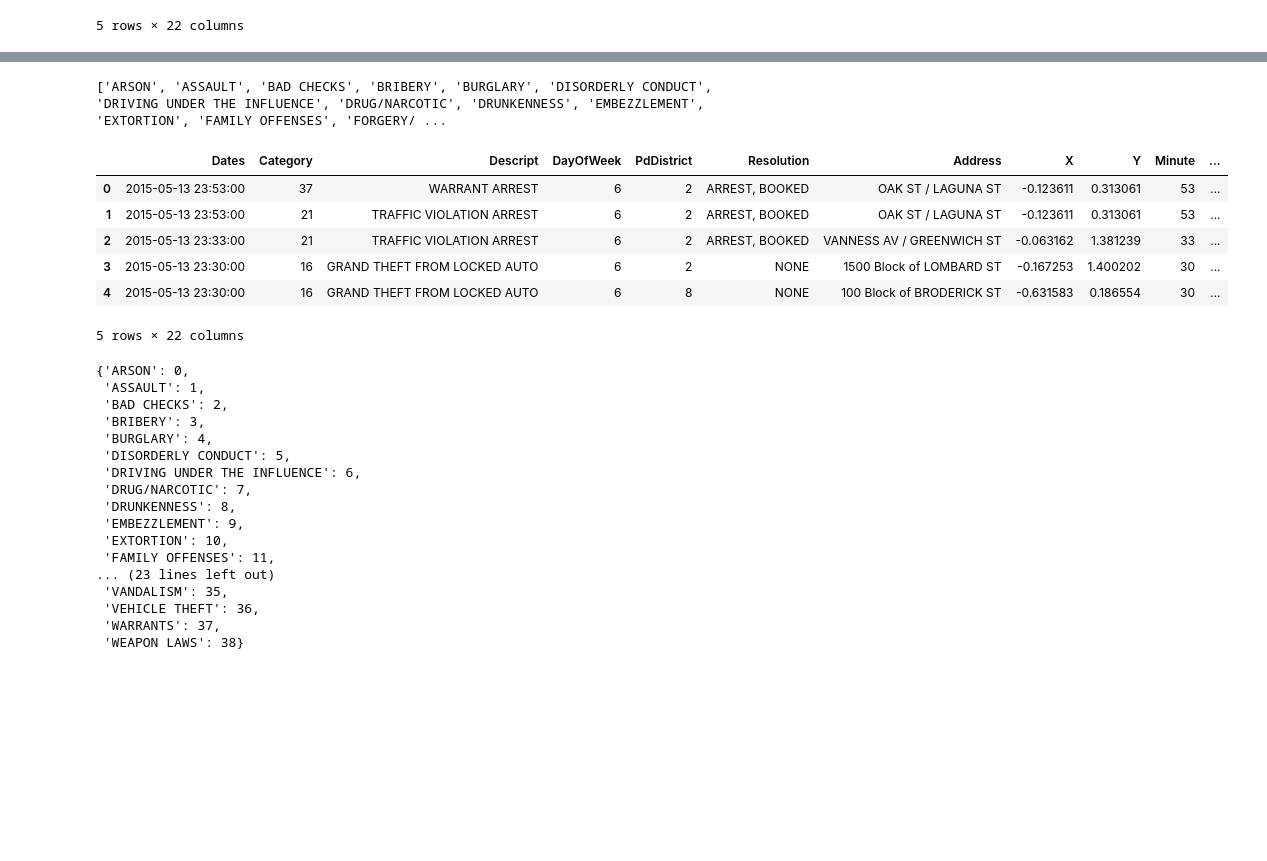
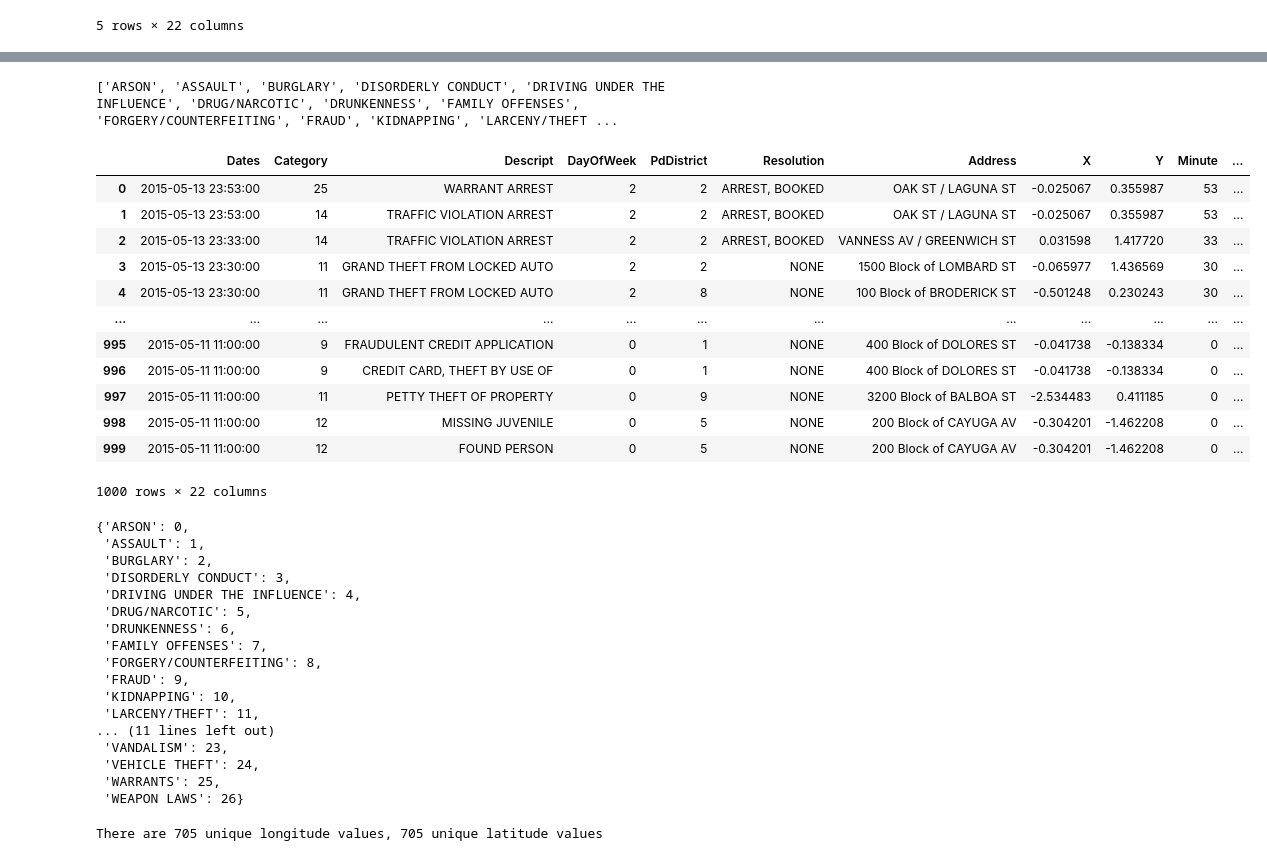
Before and after one commit to MLSS-bigdataproject/Machine-Learning-with-Spark-Streaming, a Jupyter notebook: project.ipynb, the cells around one changed output, grey strips where cells are left out. Saved outputs shown, nothing was run; the diff lists cells and outputs as text; code cells hidden in the pictures; blank space fills up the shorter version.

```diff
--- a/project.ipynb
+++ b/project.ipynb
@@ -275,6 +284,8 @@ train.head()
 | 2 | 2015-05-13 23:33:00 | OTHER OFFENSES | TRAFFIC VIOLATION ARREST | Wednesday | NORTHERN | ARREST, BOOKED | VANNESS AV / GREENWICH ST | -122.424363 | 37.800414 |
 | 3 | 2015-05-13 23:30:00 | LARCENY/THEFT | GRAND THEFT FROM LOCKED AUTO | Wednesday | NORTHERN | NONE | 1500 Block of LOMBARD ST | -122.426995 | 37.800873 |
 | 4 | 2015-05-13 23:30:00 | LARCENY/THEFT | GRAND THEFT FROM LOCKED AUTO | Wednesday | PARK | NONE | 100 Block of BRODERICK ST | -122.438738 | 37.771541 |
+# %%
+train = train.head(1000)
 # %%
 train.info(verbose=True, null_counts=True)
 # %% [output]
@@ -808,34 +809,49 @@ for dataset in data:
     print(list(cat_le.classes_))
     dataset['Category']=cat_le.transform(dataset['Category'])
 # %% [output]
-['ARSON', 'ASSAULT', 'BAD CHECKS', 'BRIBERY', 'BURGLARY', 'DISORDERLY CONDUCT', 'DRIVING UNDER THE INFLUENCE', 'DRUG/NARCOTIC', 'DRUNKENNESS', 'EMBEZZLEMENT', 'EXTORTION', 'FAMILY OFFENSES', 'FORGERY/ ...
+['ARSON', 'ASSAULT', 'BURGLARY', 'DISORDERLY CONDUCT', 'DRIVING UNDER THE INFLUENCE', 'DRUG/NARCOTIC', 'DRUNKENNESS', 'FAMILY OFFENSES', 'FORGERY/COUNTERFEITING', 'FRAUD', 'KIDNAPPING', 'LARCENY/THEFT ...
 # %%
-train.head(5)
+train
 # %% [output]
 |  | Dates | Category | Descript | DayOfWeek | PdDistrict | Resolution | Address | X | Y | Minute | ... |
-| 0 | 2015-05-13 23:53:00 | 37 | WARRANT ARREST | 6 | 2 | ARREST, BOOKED | OAK ST / LAGUNA ST | -0.123611 | 0.313061 | 53 | ... |
-| 1 | 2015-05-13 23:53:00 | 21 | TRAFFIC VIOLATION ARREST | 6 | 2 | ARREST, BOOKED | OAK ST / LAGUNA ST | -0.123611 | 0.313061 | 53 | ... |
-| 2 | 2015-05-13 23:33:00 | 21 | TRAFFIC VIOLATION ARREST | 6 | 2 | ARREST, BOOKED | VANNESS AV / GREENWICH ST | -0.063162 | 1.381239 | 33 | ... |
-| 3 | 2015-05-13 23:30:00 | 16 | GRAND THEFT FROM LOCKED AUTO | 6 | 2 | NONE | 1500 Block of LOMBARD ST | -0.167253 | 1.400202 | 30 | ... |
-| 4 | 2015-05-13 23:30:00 | 16 | GRAND THEFT FROM LOCKED AUTO | 6 | 8 | NONE | 100 Block of BRODERICK ST | -0.631583 | 0.186554 | 30 | ... |
+| 0 | 2015-05-13 23:53:00 | 25 | WARRANT ARREST | 2 | 2 | ARREST, BOOKED | OAK ST / LAGUNA ST | -0.025067 | 0.355987 | 53 | ... |
+| 1 | 2015-05-13 23:53:00 | 14 | TRAFFIC VIOLATION ARREST | 2 | 2 | ARREST, BOOKED | OAK ST / LAGUNA ST | -0.025067 | 0.355987 | 53 | ... |
+| 2 | 2015-05-13 23:33:00 | 14 | TRAFFIC VIOLATION ARREST | 2 | 2 | ARREST, BOOKED | VANNESS AV / GREENWICH ST | 0.031598 | 1.417720 | 33 | ... |
+| 3 | 2015-05-13 23:30:00 | 11 | GRAND THEFT FROM LOCKED AUTO | 2 | 2 | NONE | 1500 Block of LOMBARD ST | -0.065977 | 1.436569 | 30 | ... |
+| 4 | 2015-05-13 23:30:00 | 11 | GRAND THEFT FROM LOCKED AUTO | 2 | 8 | NONE | 100 Block of BRODERICK ST | -0.501248 | 0.230243 | 30 | ... |
+| ... | ... | ... | ... | ... | ... | ... | ... | ... | ... | ... | ... |
+| 995 | 2015-05-11 11:00:00 | 9 | FRAUDULENT CREDIT APPLICATION | 0 | 1 | NONE | 400 Block of DOLORES ST | -0.041738 | -0.138334 | 0 | ... |
+| 996 | 2015-05-11 11:00:00 | 9 | CREDIT CARD, THEFT BY USE OF | 0 | 1 | NONE | 400 Block of DOLORES ST | -0.041738 | -0.138334 | 0 | ... |
+| 997 | 2015-05-11 11:00:00 | 11 | PETTY THEFT OF PROPERTY | 0 | 9 | NONE | 3200 Block of BALBOA ST | -2.534483 | 0.411185 | 0 | ... |
+| 998 | 2015-05-11 11:00:00 | 12 | MISSING JUVENILE | 0 | 5 | NONE | 200 Block of CAYUGA AV | -0.304201 | -1.462208 | 0 | ... |
+| 999 | 2015-05-11 11:00:00 | 12 | FOUND PERSON | 0 | 5 | NONE | 200 Block of CAYUGA AV | -0.304201 | -1.462208 | 0 | ... |
-5 rows × 22 columns
+1000 rows × 22 columns
 # %%
 dict(zip(cat_le.classes_, cat_le.transform(cat_le.classes_)))
 # %% [output]
 {'ARSON': 0,
  'ASSAULT': 1,
- 'BAD CHECKS': 2,
- 'BRIBERY': 3,
- 'BURGLARY': 4,
- 'DISORDERLY CONDUCT': 5,
- 'DRIVING UNDER THE INFLUENCE': 6,
- 'DRUG/NARCOTIC': 7,
- 'DRUNKENNESS': 8,
- 'EMBEZZLEMENT': 9,
- 'EXTORTION': 10,
- 'FAMILY OFFENSES': 11,
-... (23 lines left out)
- 'VANDALISM': 35,
- 'VEHICLE THEFT': 36,
- 'WARRANTS': 37,
- 'WEAPON LAWS': 38}
+ 'BURGLARY': 2,
+ 'DISORDERLY CONDUCT': 3,
+ 'DRIVING UNDER THE INFLUENCE': 4,
+ 'DRUG/NARCOTIC': 5,
+ 'DRUNKENNESS': 6,
+ 'FAMILY OFFENSES': 7,
+ 'FORGERY/COUNTERFEITING': 8,
+ 'FRAUD': 9,
+ 'KIDNAPPING': 10,
+ 'LARCENY/THEFT': 11,
+... (11 lines left out)
+ 'VANDALISM': 23,
+ 'VEHICLE THEFT': 24,
+ 'WARRANTS': 25,
+ 'WEAPON LAWS': 26}
+# %%
+print('There are %d unique longitude values, %d unique latitude values' % (train['X'].nunique(),
+                                                                           train['Y'].nunique()))
+
+xy_scaler = StandardScaler().fit(train[['X', 'Y']])
+train[['X', 'Y']] = xy_scaler.transform(train[['X', 'Y']])
+test[['X', 'Y']] = xy_scaler.transform(test[['X', 'Y']])
+# %% [output]
+There are 705 unique longitude values, 705 unique latitude values
```
Also changed, not shown: parts of 44 cells of this notebook.
